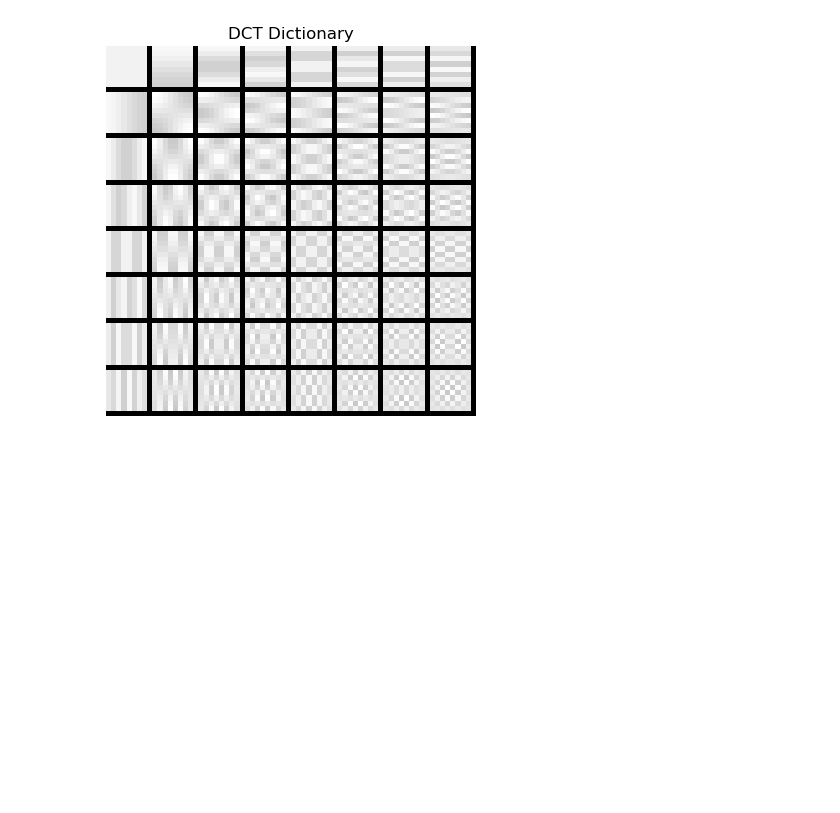
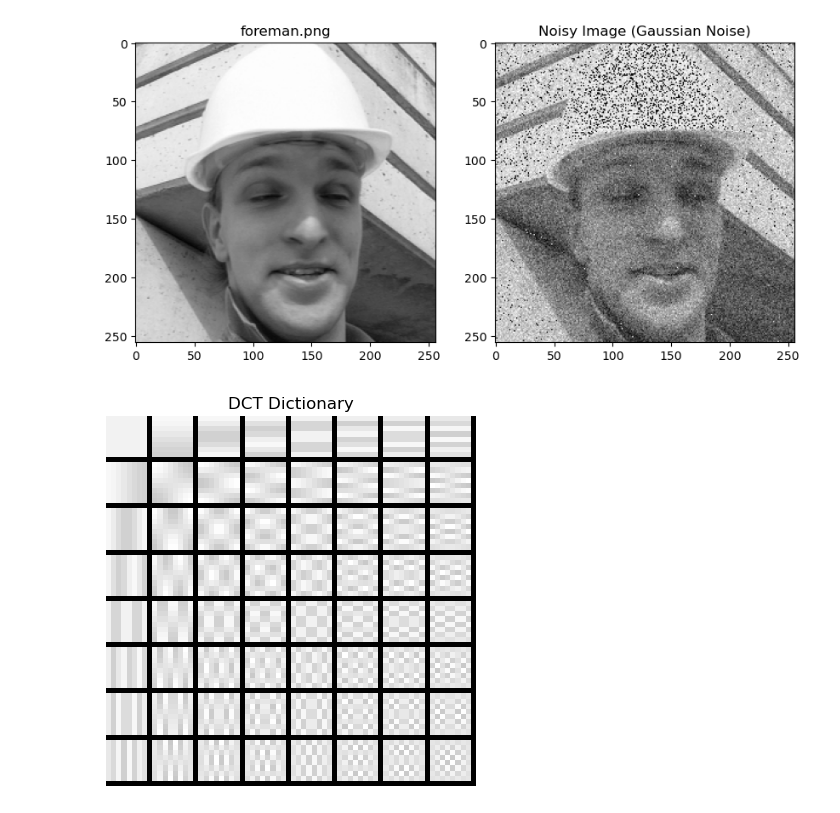
Before and after one commit to ThanosGio/SparsePlayGround, a Jupyter notebook: Deblurring.ipynb, the cells around one changed output. Drawn from its saved outputs; the diff is of its cells as text; code cells hidden in the pictures; blank space fills up the shorter version.

```diff
--- a/Deblurring.ipynb
+++ b/Deblurring.ipynb
@@ -42,4 +44,31 @@ Text(0.5, 1.0, 'Input: PSNR = 28.075')
 [figure]
+# %%
+# Parameters for Gaussian noise
+mean = 0
+stddev = 25  # You can adjust this to control the amount of noise
+
+# Generate Gaussian noise with the same shape as the image
+noise = np.random.normal(mean, stddev, orig_im.shape).astype(np.uint8)
+
+# Add the noise to the image
+noisy_image = np.clip(orig_im + noise, 0, 255).astype(np.uint8)
+
+# Show the original and noisy images
+plt.figure(figsize=(10, 5))
+
+# Original image
+plt.subplot(1, 2, 1)
+plt.imshow(orig_im, cmap='gray')
+plt.title('foreman.png')
+
+# Noisy image
+plt.subplot(1, 2, 2)
+plt.imshow(noisy_image, cmap='gray')
+plt.title('Noisy Image (Gaussian Noise)')
+
+plt.show()
+# %% [output]
+[figure, added]
 # %%
 #%% Part B: Deblurring via Regualrization by Denoising (RED)
 
```
Also changed, not shown: parts of 6 cells of this notebook, 14 other files.
